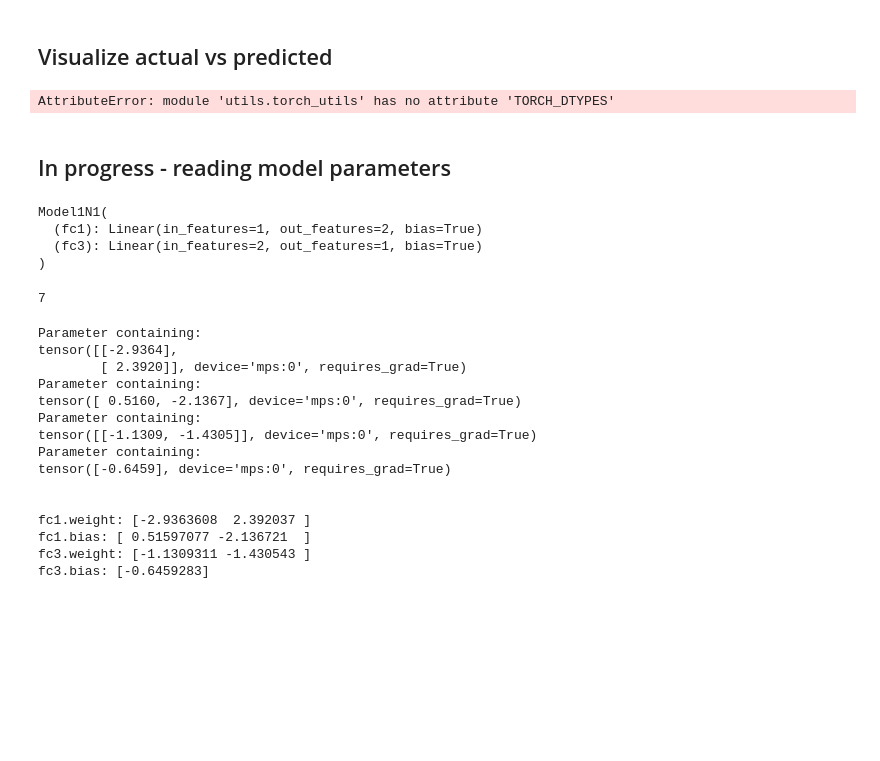
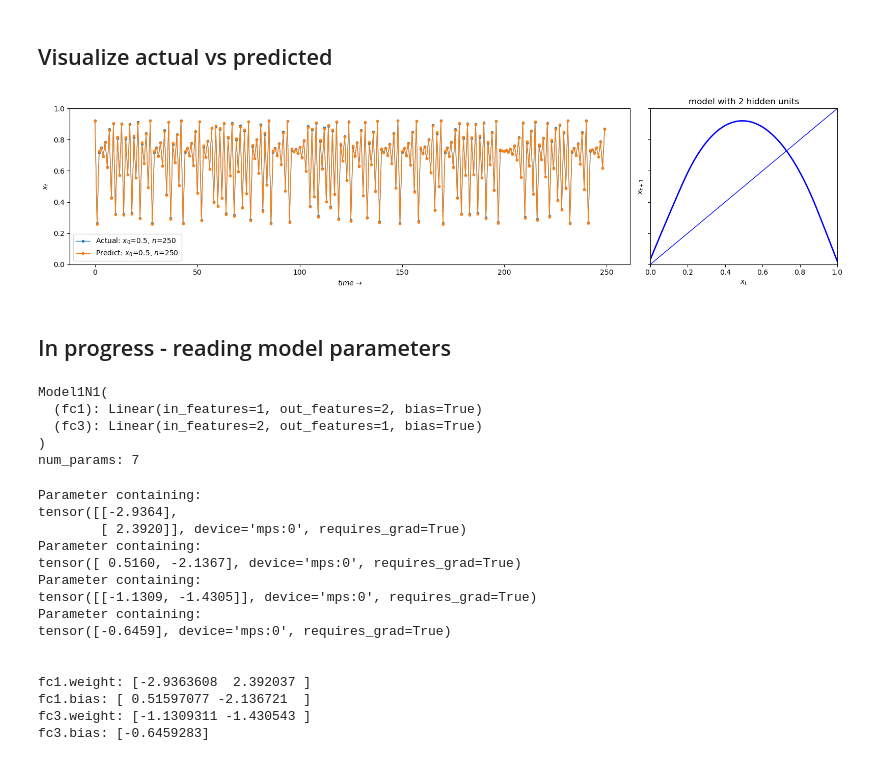
Before and after one commit to bartmarseille/iterate-torch-metal, a Jupyter notebook: iterate-logistic-torch-metal.ipynb, the cells around one changed output. Cells and saved outputs as stored; diff of their text form; code cells hidden in the pictures; blank space fills up the shorter version.

```diff
--- a/iterate-logistic-torch-metal.ipynb
+++ b/iterate-logistic-torch-metal.ipynb
@@ -151,54 +151,53 @@ n=250
 X = map_utils.iterate(map_utils.logistic_map, config.P, x0, n=n).astype(float)
 Y = map_utils.logistic_map(config.P, X)
 
-X_torch = torch.tensor([[x] for x in X], dtype=torch_utils.TORCH_DTYPES[config.dtype]).to(config.device)
+X_torch = torch.tensor([[x] for x in X], dtype=torch.float32).to(config.device)
 Y_pred = model(X_torch)
 Y_pred = [y.item() for y in Y_pred]
 
 fig, (ax1, ax2) = plt.subplots(1, 2, figsize=(16, 4), gridspec_kw={'width_ratios': [3, 1]}, sharey=True)
 
 ax1.plot(Y, marker='.', lw=1,label=f'Actual: $x_0$={x0:.3g}, $n$={n}')
 ax1.plot(Y_pred, marker='.', lw=1,label=f'Predict: $x_0$={x0:.3g}, $n$={n}')
 
 ax1.set_xlabel(f'$time$ $→$')
 ax1.set_ylabel(f'$x_t$')
 ax1.legend(loc="upper left")
 
 # ax1 = plot_trajectories([Y, Y_pred], Ps=['actual', 'predicted'], ax=ax1)
 ax1.legend()
 
 # plot mapping
 X = np.linspace(0.0, 1.0, 100)
-X_linspace = torch.tensor([[x] for x in X], dtype=torch_utils.TORCH_DTYPES[config.dtype]).to(config.device)
+X_linspace = torch.tensor([[x] for x in X], dtype=torch.float32).to(config.device)
 Y_model = model(X_linspace)
 Y = [y.item() for y in Y_model]
 
 ax2.plot(X, Y, c='b', lw=2)
 ax2.plot(X, X, c='b', lw=1)
 ax2.set_xlabel('$x_{t}$')
 ax2.set_ylabel('$x_{t+1}$')
 ax2.set_title(f'model with {config.num_hidden_units} hidden units')
 
 ax2.set_xlim(0, 1)
 ax2.set_ylim(0, 1)
 
 plt.tight_layout()
-1
 # %% [output]
-AttributeError: module 'utils.torch_utils' has no attribute 'TORCH_DTYPES'
+[figure, added]
 # %% [markdown]
 ## In progress - reading model parameters
 # %%
 model_parameters = filter(lambda p: p.requires_grad, model.parameters())
 num_params = sum([np.prod(p.size()) for p in model_parameters])
 print(model)
-num_params
+print(f'num_params: {num_params}')
 # %% [output]
 Model1N1(
   (fc1): Linear(in_features=1, out_features=2, bias=True)
   (fc3): Linear(in_features=2, out_features=1, bias=True)
 )
+num_params: 7
-7
 # %%
 for param in model.parameters():
     if param.requires_grad:
```
